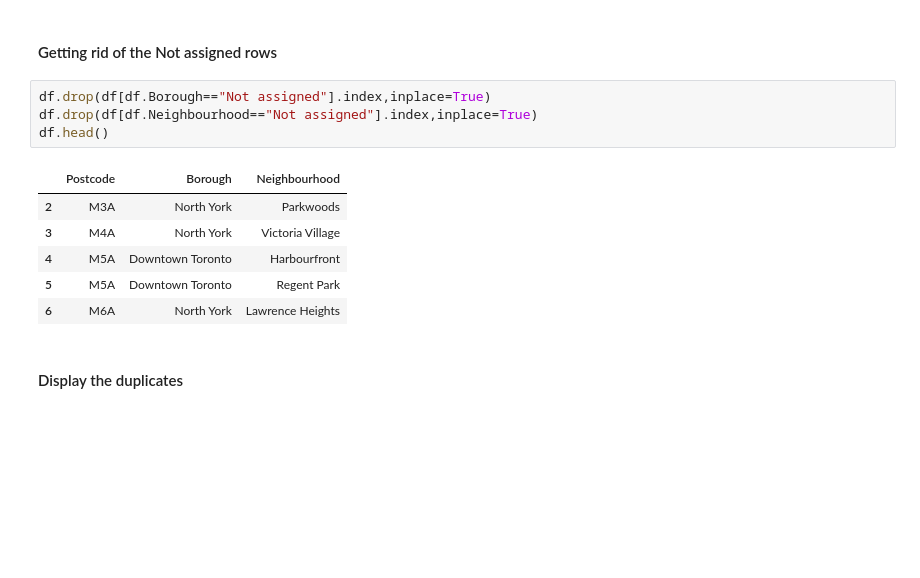
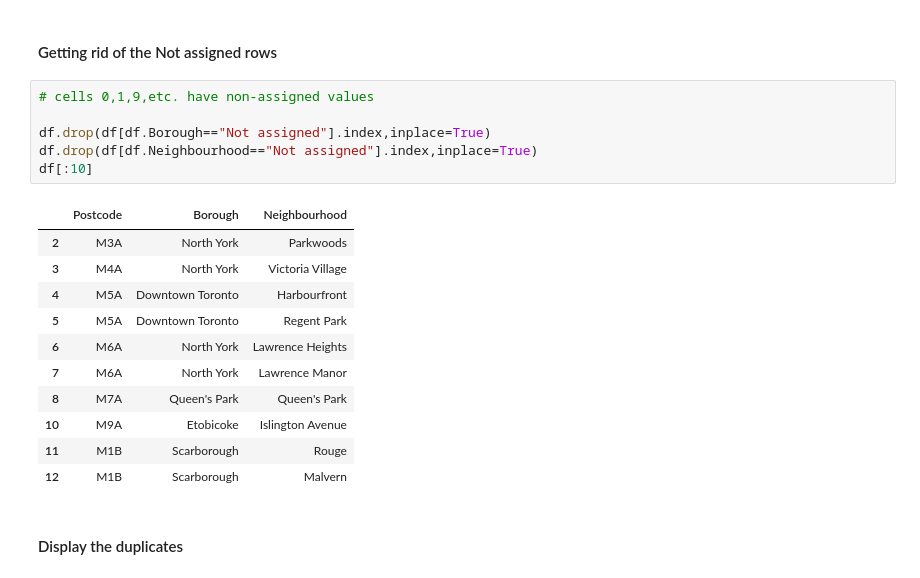
Before and after one commit to rjenes/machine-learning, a Jupyter notebook: NeighBorhoods_Toronto.ipynb, the cells around one changed output. Saved outputs shown, nothing was run; the diff lists cells and outputs as text; blank space fills up the shorter version.

```diff
--- a/NeighBorhoods_Toronto.ipynb
+++ b/NeighBorhoods_Toronto.ipynb
@@ -96,16 +147,23 @@ df[:10]
 # %% [markdown]
 #### Getting rid of the Not assigned rows
 # %%
+# cells 0,1,9,etc. have non-assigned values
+
 df.drop(df[df.Borough=="Not assigned"].index,inplace=True)
 df.drop(df[df.Neighbourhood=="Not assigned"].index,inplace=True)
-df.head()
+df[:10]
 # %% [output]
 |  | Postcode | Borough | Neighbourhood |
 | 2 | M3A | North York | Parkwoods |
 | 3 | M4A | North York | Victoria Village |
 | 4 | M5A | Downtown Toronto | Harbourfront |
 | 5 | M5A | Downtown Toronto | Regent Park |
 | 6 | M6A | North York | Lawrence Heights |
+| 7 | M6A | North York | Lawrence Manor |
+| 8 | M7A | Queen's Park | Queen's Park |
+| 10 | M9A | Etobicoke | Islington Avenue |
+| 11 | M1B | Scarborough | Rouge |
+| 12 | M1B | Scarborough | Malvern |
 # %% [markdown]
 #### Display the duplicates
 # %%
```
Also changed, not shown: parts of 100 cells of this notebook.
